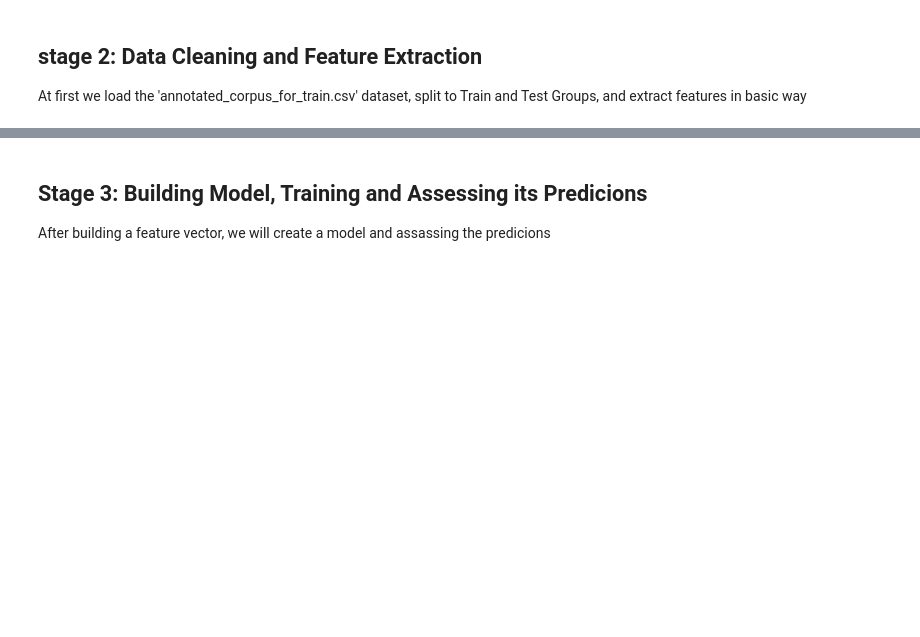
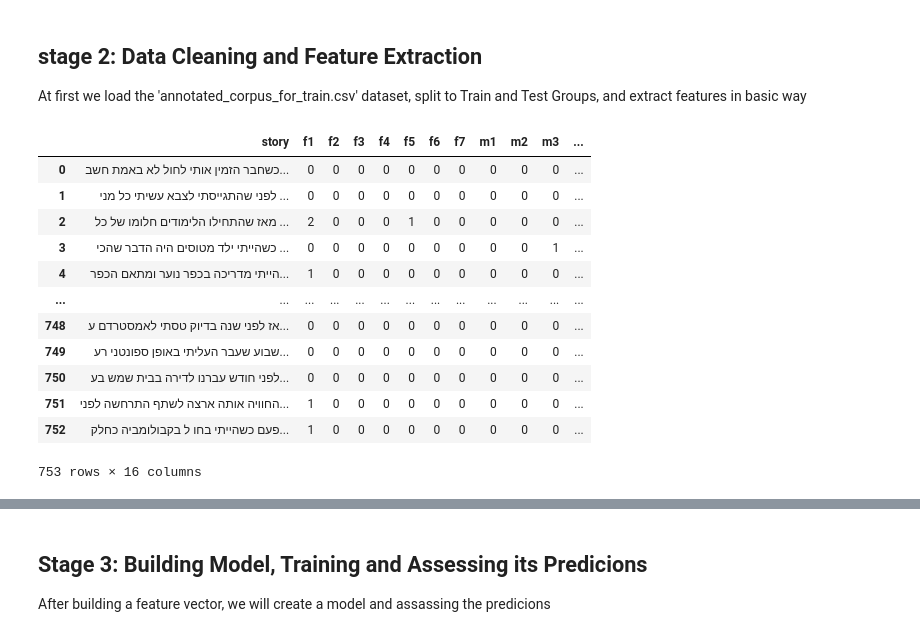
Before and after one commit to AmitayBiton/MLGenderPrediction, a Jupyter notebook: assignment4_text_analysis.ipynb, the cells around one changed output, grey strips where cells are left out. Drawn from its saved outputs; the diff is of its cells as text; code cells hidden in the pictures; blank space fills up the shorter version.

```diff
--- a/assignment4_text_analysis.ipynb
+++ b/assignment4_text_analysis.ipynb
@@ -135,4 +149,23 @@ def create_df_of_feature_for_test(df):
 At first we load the 'annotated_corpus_for_train.csv' dataset, split to Train and Test Groups, and extract features in basic way
 # %%
 df = load_dataset('./data/annotated_corpus_for_train.csv')
+# %%
+new_df = create_df_of_feature(df)
+
+new_df = normalize_feature(['length','unique'],new_df)
+new_df
+# %% [output]
+|  | story | f1 | f2 | f3 | f4 | f5 | f6 | f7 | m1 | m2 | m3 | ... |
+| 0 | כשחבר הזמין אותי לחול לא באמת חשב... | 0 | 0 | 0 | 0 | 0 | 0 | 0 | 0 | 0 | 0 | ... |
+| 1 | לפני שהתגייסתי לצבא עשיתי כל מני ... | 0 | 0 | 0 | 0 | 0 | 0 | 0 | 0 | 0 | 0 | ... |
+| 2 | מאז שהתחילו הלימודים חלומו של כל ... | 2 | 0 | 0 | 0 | 1 | 0 | 0 | 0 | 0 | 0 | ... |
+| 3 | כשהייתי ילד מטוסים היה הדבר שהכי ... | 0 | 0 | 0 | 0 | 0 | 0 | 0 | 0 | 0 | 1 | ... |
+| 4 | הייתי מדריכה בכפר נוער ומתאם הכפר... | 1 | 0 | 0 | 0 | 0 | 0 | 0 | 0 | 0 | 0 | ... |
+| ... | ... | ... | ... | ... | ... | ... | ... | ... | ... | ... | ... | ... |
+| 748 | אז לפני שנה בדיוק טסתי לאמסטרדם ע... | 0 | 0 | 0 | 0 | 0 | 0 | 0 | 0 | 0 | 0 | ... |
+| 749 | שבוע שעבר העליתי באופן ספונטני רע... | 0 | 0 | 0 | 0 | 0 | 0 | 0 | 0 | 0 | 0 | ... |
+| 750 | לפני חודש עברנו לדירה בבית שמש בע... | 0 | 0 | 0 | 0 | 0 | 0 | 0 | 0 | 0 | 0 | ... |
+| 751 | החוויה אותה ארצה לשתף התרחשה לפני... | 1 | 0 | 0 | 0 | 0 | 0 | 0 | 0 | 0 | 0 | ... |
+| 752 | פעם כשהייתי בחו ל בקבולומביה כחלק... | 1 | 0 | 0 | 0 | 0 | 0 | 0 | 0 | 0 | 0 | ... |
+753 rows × 16 columns
 # %%
```
Also changed, not shown: parts of 9 cells of this notebook.
